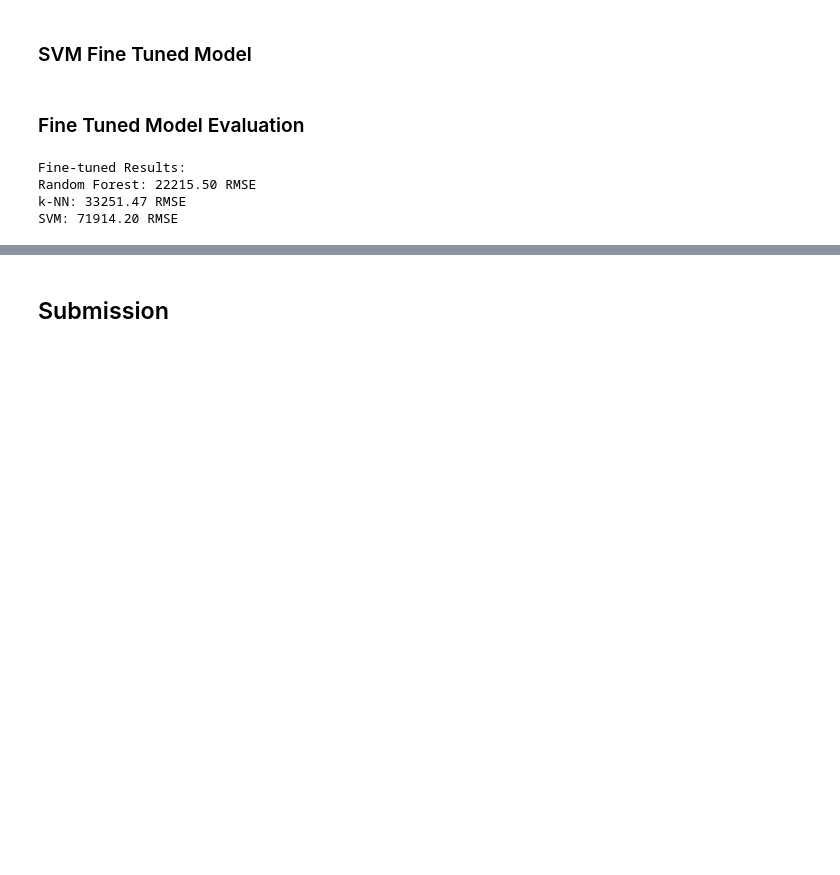
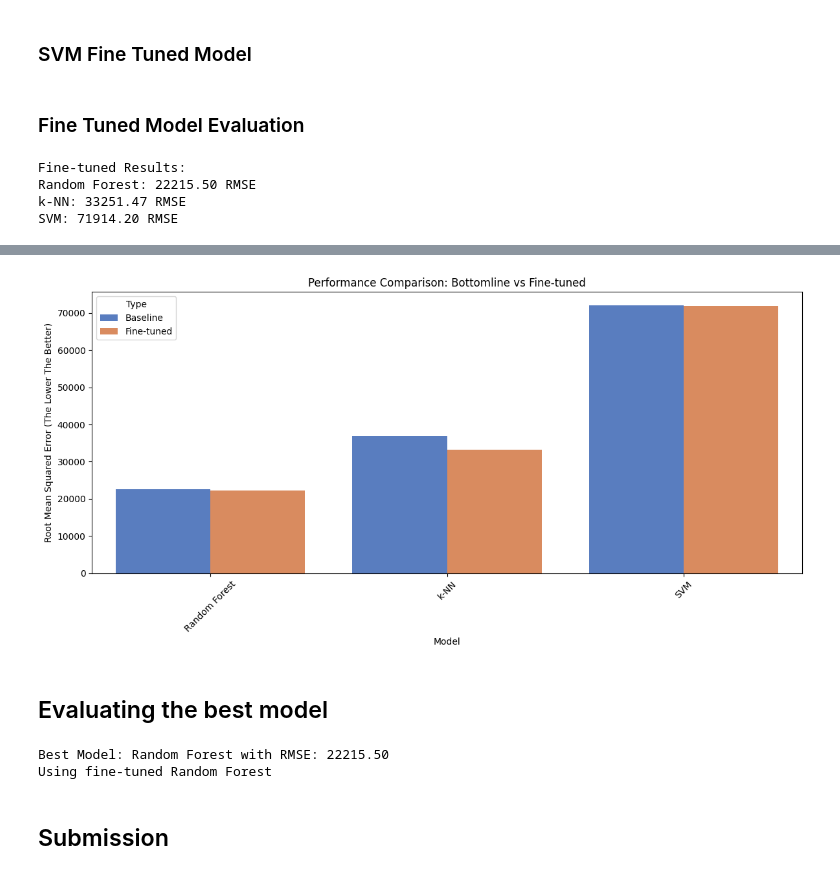
Before and after one commit to fahim-ysr/house-sales-price-prediction, a Jupyter notebook: house-prices-prediction-using-tfdf.ipynb, the cells around one changed output, grey strips where cells are left out. Saved outputs shown, nothing was run; the diff lists cells and outputs as text; code cells hidden in the pictures; blank space fills up the shorter version.

Commit message:
Created comparison visualization between all models | Identified the best predictive model based on lowest RMSE | Best model prediction exported to CSV

```diff
--- a/house-prices-prediction-using-tfdf.ipynb
+++ b/house-prices-prediction-using-tfdf.ipynb
@@ -520,13 +520,13 @@ svm_bl_rmse = rmse_score(t_val, svm_bl_preds)
 # %% [markdown]
 ### Bottom Line Model Evaluation
 # %%
-baseline_results = {
+bottomline_models = {
     'Random Forest': rf_bl_rmse,
     'k-NN': knn_bl_rmse,
     'SVM': svm_bl_rmse
 }
 
-print("Baseline Results:")
-for model, score in baseline_results.items():
+print("Bottomline Results:")
+for model, score in bottomline_models.items():
     print(f"{model}: {score:.2f} RMSE")
 # %% [output]
@@ -654,0 +657,17 @@ SVM: 71914.20 RMSE
+# %%
+comparison_data = []
+
+for model in ['Random Forest', 'k-NN', 'SVM']:
+    comparison_data.append({
+        'Model': model,
+        'Type': 'Baseline',
+        'RMSE': bottomline_models[model]
+    })
+    comparison_data.append({
+        'Model': model,
+        'Type': 'Fine-tuned',
+        'RMSE': tuned_models[model]
+    })
+
+# Creating a comparison dataframe
+comparison_df = pd.DataFrame(comparison_data)
@@ -655,2 +684,51 @@ SVM: 71914.20 RMSE
+# %%
+# Model Comparison
+
+plt.figure(figsize=(12, 6))
+sns.barplot(data=comparison_df, x='Model', y='RMSE', hue='Type', palette='muted')
+plt.title('Performance Comparison: Bottomline vs Fine-tuned')
+plt.ylabel('Root Mean Squared Error (The Lower The Better)')
+plt.xticks(rotation=45)
+plt.tight_layout()
+plt.show()
+# %% [output]
+[figure, added]
+# %% [markdown]
+## Evaluating the best model
+# %%
+all_results = {**bottomline_models, **tuned_models}
+best_model_name = min(all_results, key=all_results.get)
+best_rmse = all_results[best_model_name]
+
+print(f"\nBest Model: {best_model_name} with RMSE: {best_rmse:.2f}")
+
+# Generate test predictions with best model
+if best_model_name == 'Random Forest':
+    if rf_tuned_rmse < rf_bl_rmse:
+        best_model = rf_best
+        print("Using fine-tuned Random Forest")
+    else:
+        best_model = rf_bl
+        print("Using baseline Random Forest")
+elif best_model_name == 'k-NN':
+    if knn_tuned_rmse < knn_bl_rmse:
+        best_model = knn_best
+        print("Using fine-tuned k-NN")
+    else:
+        best_model = knn_bl
+        print("Using baseline k-NN")
+else:  # SVM
+    if svm_tuned_rmse < svm_bl_rmse:
+        best_model = svm_best
+        print("Using fine-tuned SVM")
+    else:
+        best_model = svm_bl
+        print("Using baseline SVM")
+
+# Generate final predictions
+test_predictions = best_model.predict(test_processed)
+# %% [output]
+Best Model: Random Forest with RMSE: 22215.50
+Using fine-tuned Random Forest
 # %% [markdown]
 ## Submission
```
Also changed, not shown: parts of 7 cells of this notebook.
